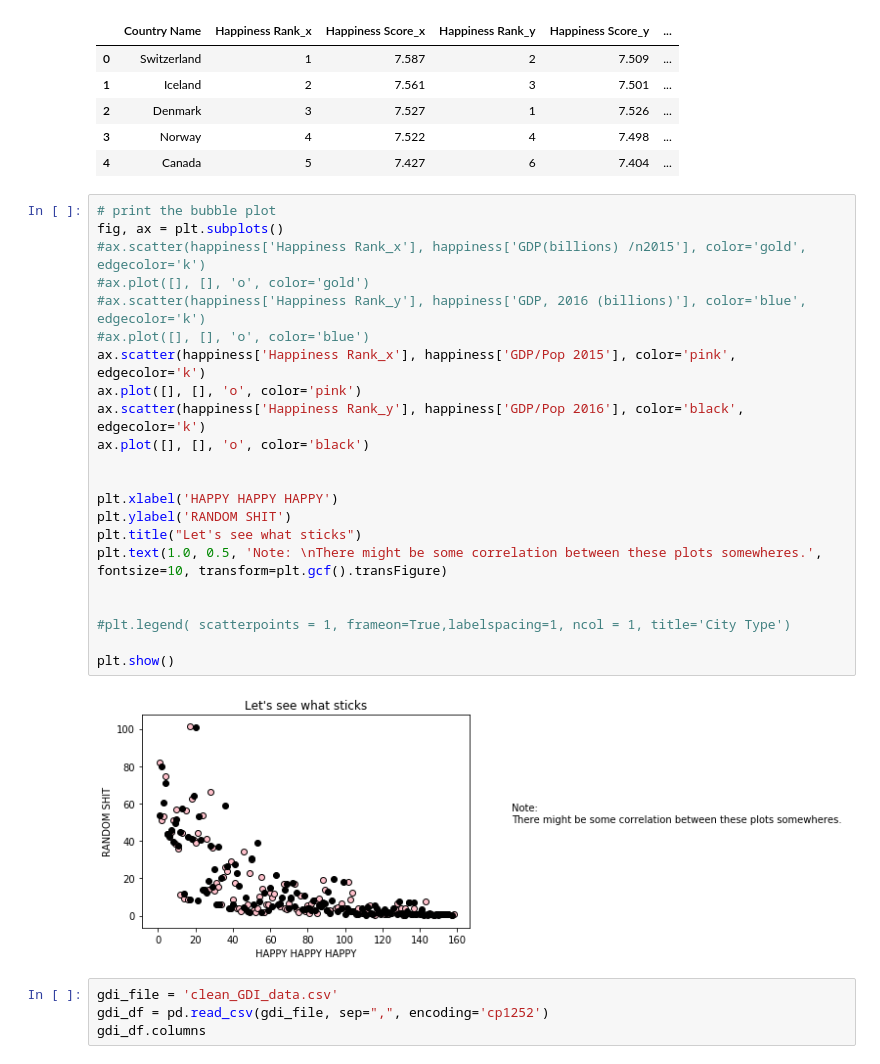
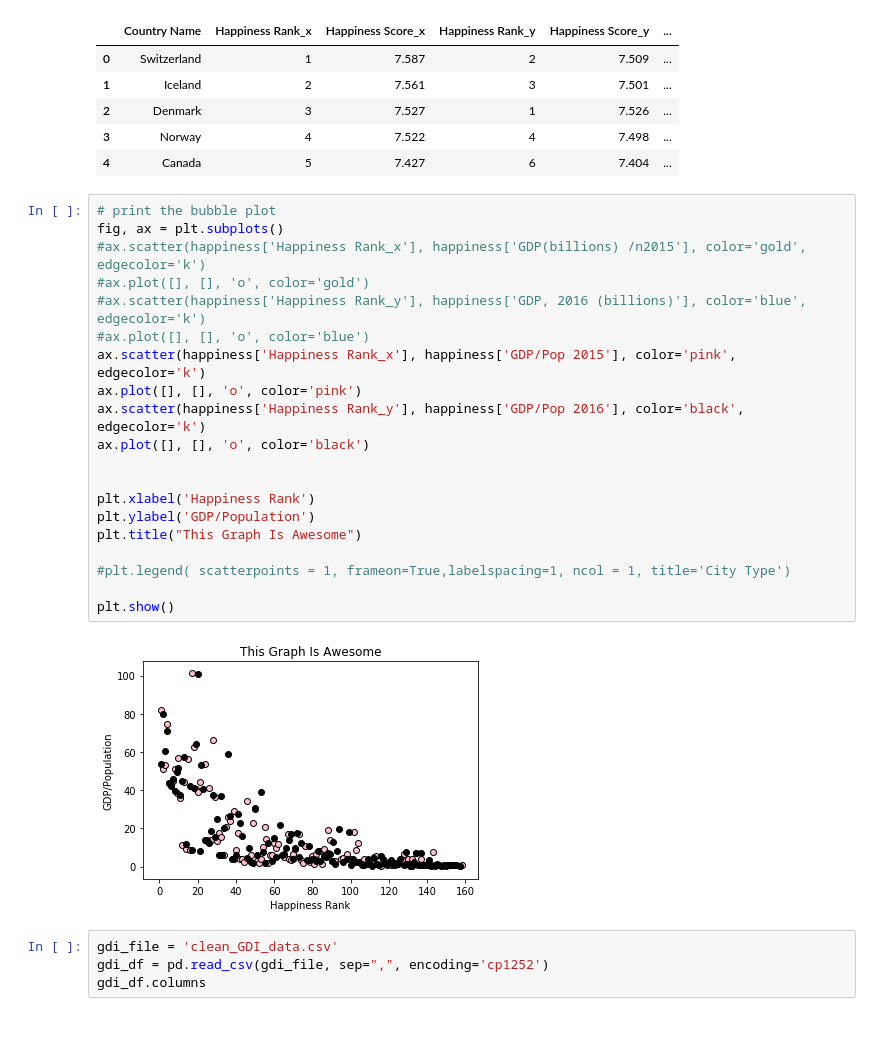
Before and after one commit to vietti09/branch_test, a Jupyter notebook: GDP.ipynb, the cells around one changed output. Cells and saved outputs as stored; diff of their text form; blank space fills up the shorter version.

```diff
--- a/GDP.ipynb
+++ b/GDP.ipynb
@@ -118,27 +118,25 @@ happiness.head()
 # %%
 # print the bubble plot
 fig, ax = plt.subplots()
 #ax.scatter(happiness['Happiness Rank_x'], happiness['GDP(billions) /n2015'], color='gold', edgecolor='k')
 #ax.plot([], [], 'o', color='gold')
 #ax.scatter(happiness['Happiness Rank_y'], happiness['GDP, 2016 (billions)'], color='blue', edgecolor='k')
 #ax.plot([], [], 'o', color='blue')
 ax.scatter(happiness['Happiness Rank_x'], happiness['GDP/Pop 2015'], color='pink', edgecolor='k')
 ax.plot([], [], 'o', color='pink')
 ax.scatter(happiness['Happiness Rank_y'], happiness['GDP/Pop 2016'], color='black', edgecolor='k')
 ax.plot([], [], 'o', color='black')
 
 
-plt.xlabel('HAPPY HAPPY HAPPY')
-plt.ylabel('RANDOM SHIT')
-plt.title("Let's see what sticks")
-plt.text(1.0, 0.5, 'Note: \nThere might be some correlation between these plots somewheres.', fontsize=10, transform=plt.gcf().transFigure)
-
+plt.xlabel('Happiness Rank')
+plt.ylabel('GDP/Population')
+plt.title("This Graph Is Awesome")
 
 #plt.legend( scatterpoints = 1, frameon=True,labelspacing=1, ncol = 1, title='City Type')
 
 plt.show()
 # %% [output]
-[figure, old version]
+[figure, new version]
 # %%
 gdi_file = 'clean_GDI_data.csv'
 gdi_df = pd.read_csv(gdi_file, sep=",", encoding='cp1252')
```
Also changed, not shown: parts of 10 cells of this notebook, 1 other file.
